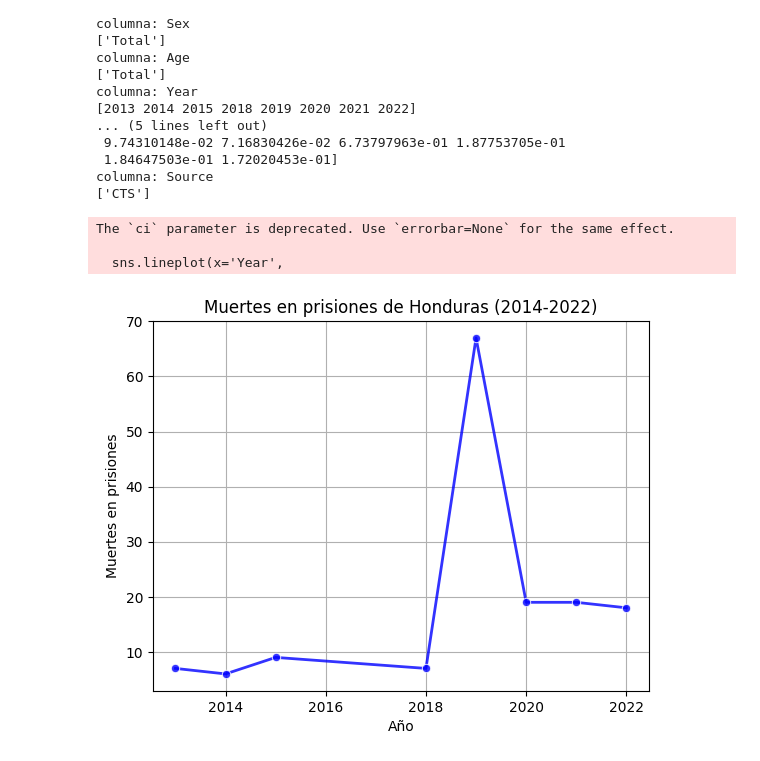
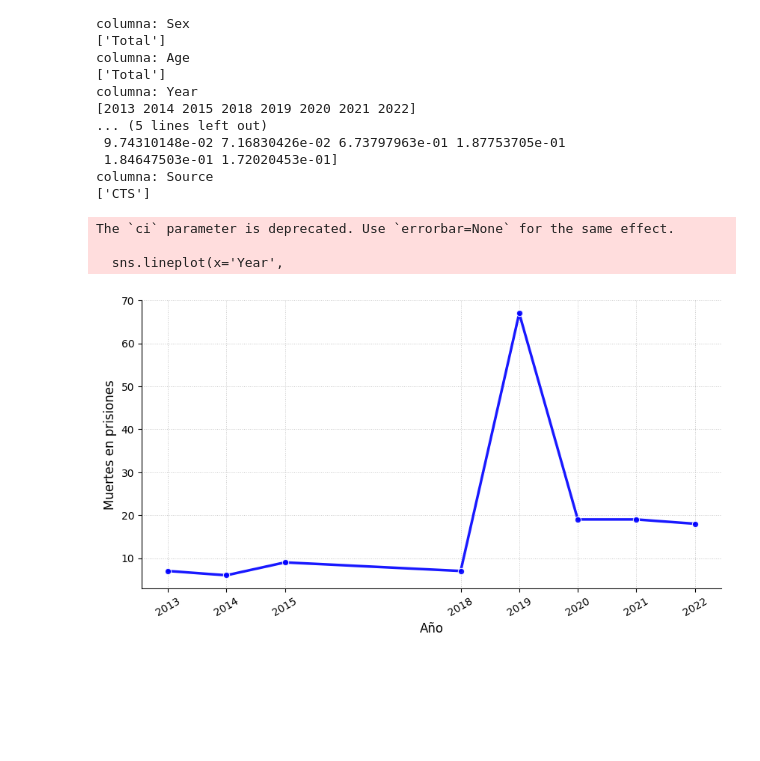
Before and after one commit to lehcimhdz/eda_honduras, a Jupyter notebook: eda_honduras_descriptivo.ipynb, the cells around one changed output. Cells and saved outputs as stored; diff of their text form; code cells hidden in the pictures; blank space fills up the shorter version.

```diff
--- a/eda_honduras_descriptivo.ipynb
+++ b/eda_honduras_descriptivo.ipynb
@@ -449,23 +449,36 @@ columna: Source
 # %%
 muertes_prision_total = muertes_prision[muertes_prision['Unit of measurement'] == 'Counts']
 # %%
+plt.figure(figsize=(10, 5))
+
 sns.lineplot(x='Year',
-            y='VALUE',
-            data=muertes_prision_total,
-            alpha=0.8,
-            color='blue',
-            linewidth=2,
-            marker='o',
-            ci=None)
+             y='VALUE',
+             data=muertes_prision_total,
+             alpha=0.9,
+             color='blue',
+             linewidth=2.5,
+             marker='o',
+             markersize=6,
+             ci=None)
 
-plt.title('Muertes en prisiones de Honduras (2014-2022)')
-plt.xlabel('Año')
-plt.ylabel('Muertes en prisiones')
-plt.grid()
+#plt.title('Muertes en prisiones de Honduras (2014-2022)', fontsize=14, fontweight='bold')
+plt.xlabel('Año', fontsize=12)
+plt.ylabel('Muertes en prisiones', fontsize=12)
+
+plt.xticks(rotation=30, fontsize=10)
+plt.yticks(fontsize=10)
+
+plt.grid(True, linestyle=':', linewidth=0.7, alpha=0.7)
+
+years = sorted(muertes_prision_total['Year'].unique())
+plt.xticks(ticks=years, rotation=30)
+
+plt.gca().spines['top'].set_visible(False)
+plt.gca().spines['right'].set_visible(False)
 
 plt.show()
 # %% [output]
 The `ci` parameter is deprecated. Use `errorbar=None` for the same effect.
 
   sns.lineplot(x='Year',
-[figure, old version]
+[figure, new version]
```
